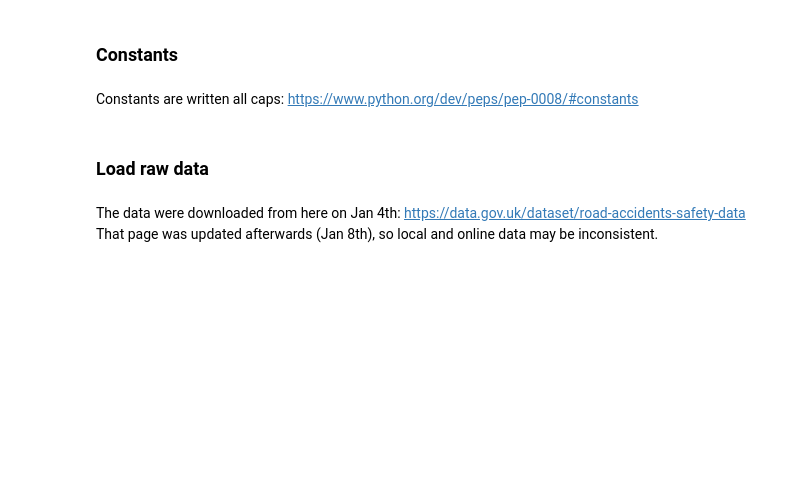
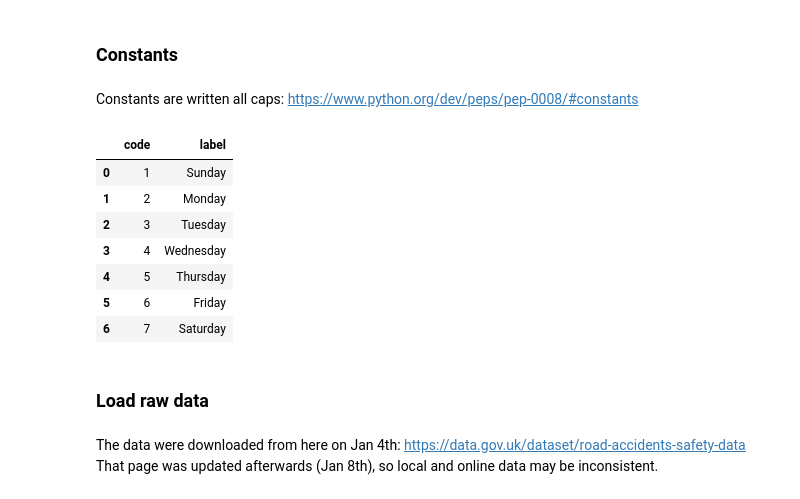
Before and after one commit to mszell/fyp2021p01lectures, a Jupyter notebook: notebooks/fyp2021p01lectures_draft.ipynb, the cells around one changed output. Saved outputs shown, nothing was run; the diff lists cells and outputs as text; code cells hidden in the pictures; blank space fills up the shorter version.

```diff
--- a/notebooks/fyp2021p01lectures_draft.ipynb
+++ b/notebooks/fyp2021p01lectures_draft.ipynb
@@ -40,3 +49,18 @@ PATH['vehicles'] = PATH['interim'] / "bradford_vehicles.csv"
+# %%
+# sheet_name=none gives all sheets
+VAR_LOOKUP = pd.read_excel(PATH['var_lookup'], sheet_name = None)
+
+# No underscores in field name
+VAR_LOOKUP['Day of Week']
+# %% [output]
+|  | code | label |
+| 0 | 1 | Sunday |
+| 1 | 2 | Monday |
+| 2 | 3 | Tuesday |
+| 3 | 4 | Wednesday |
+| 4 | 5 | Thursday |
+| 5 | 6 | Friday |
+| 6 | 7 | Saturday |
 # %% [markdown]
 ### Load raw data
 # %% [markdown]
```
Also changed, not shown: parts of 11 cells of this notebook, 1 other file.
